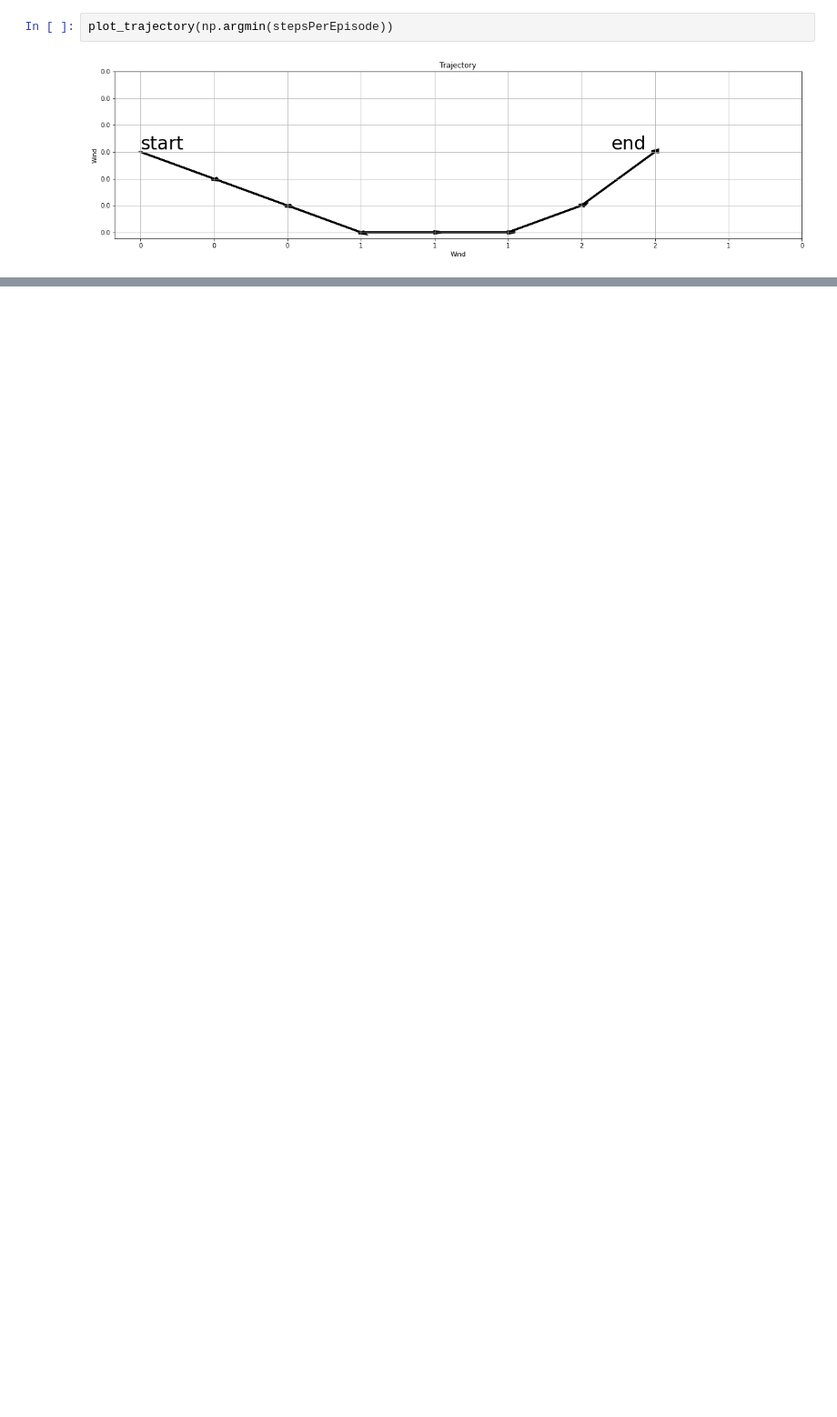
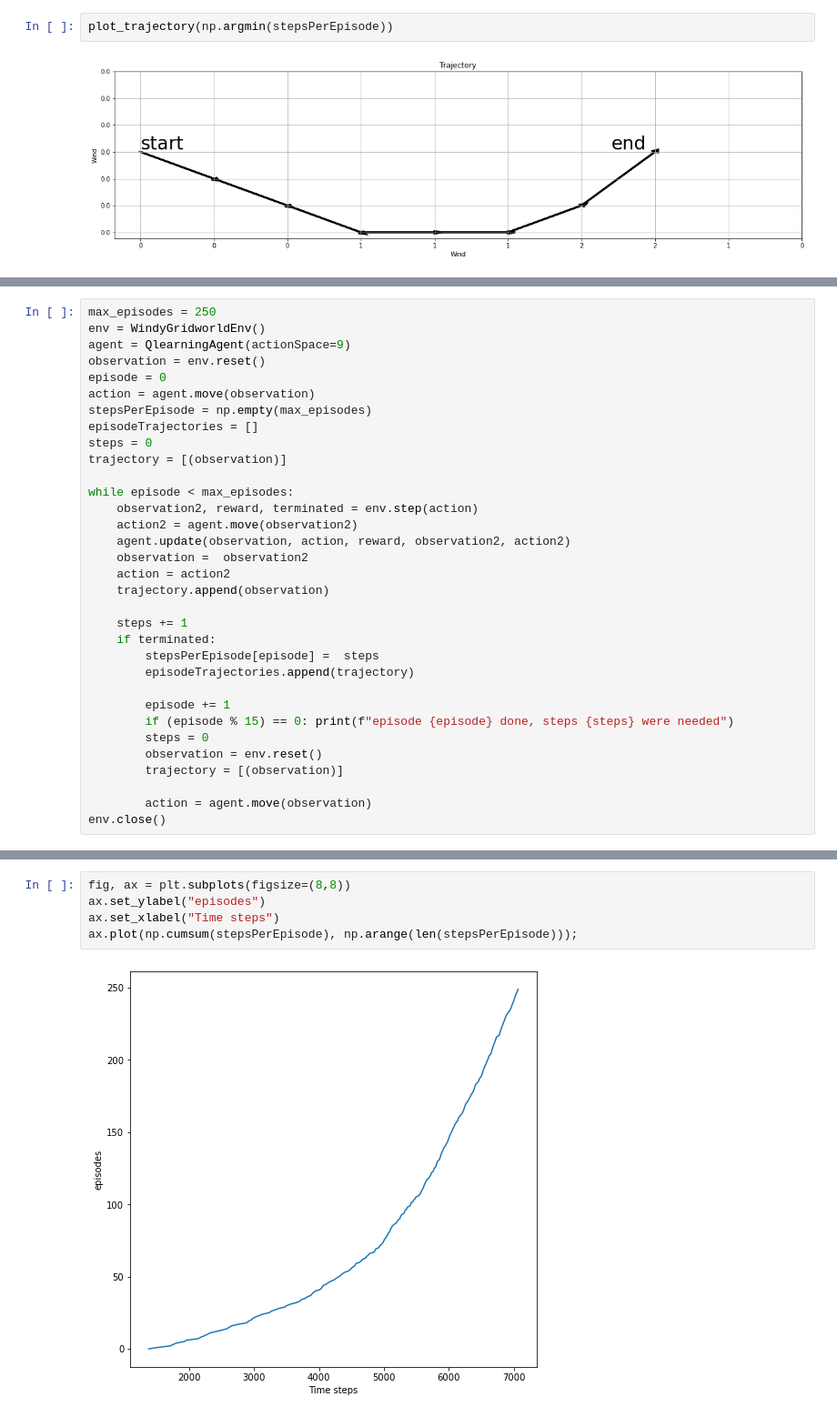
Before and after one commit to ChidiRnweke/Reinforcement-learning-scratchbook, a Jupyter notebook: chapter 6 TD/windworld.ipynb, the cells around one changed output, grey strips where cells are left out. Shown at 91% size. Drawn from its saved outputs; the diff is of its cells as text; blank space fills up the shorter version.

```diff
--- a/chapter 6 TD/windworld.ipynb
+++ b/chapter 6 TD/windworld.ipynb
@@ -332,0 +337,33 @@ plot_trajectory(np.argmin(stepsPerEpisode))
+# %%
+max_episodes = 250
+env = WindyGridworldEnv()
+agent = QlearningAgent(actionSpace=9)
+observation = env.reset()
+episode = 0
+action = agent.move(observation)
+stepsPerEpisode = np.empty(max_episodes)
+episodeTrajectories = []
+steps = 0
+trajectory = [(observation)]
+
+while episode < max_episodes:
+    observation2, reward, terminated = env.step(action)
+    action2 = agent.move(observation2)
+    agent.update(observation, action, reward, observation2, action2)
+    observation =  observation2
+    action = action2
+    trajectory.append(observation)
+
+    steps += 1
+    if terminated:
+        stepsPerEpisode[episode] =  steps
+        episodeTrajectories.append(trajectory)
+
+        episode += 1
+        if (episode % 15) == 0: print(f"episode {episode} done, steps {steps} were needed")
+        steps = 0
+        observation = env.reset()
+        trajectory = [(observation)]
+
+        action = agent.move(observation)
+env.close()
@@ -332,0 +395,7 @@ plot_trajectory(np.argmin(stepsPerEpisode))
+# %%
+fig, ax = plt.subplots(figsize=(8,8))
+ax.set_ylabel("episodes")
+ax.set_xlabel("Time steps")
+ax.plot(np.cumsum(stepsPerEpisode), np.arange(len(stepsPerEpisode)));
+# %% [output]
+[figure, added]
```
Also changed, not shown: parts of 20 cells of this notebook, 2 other files.
